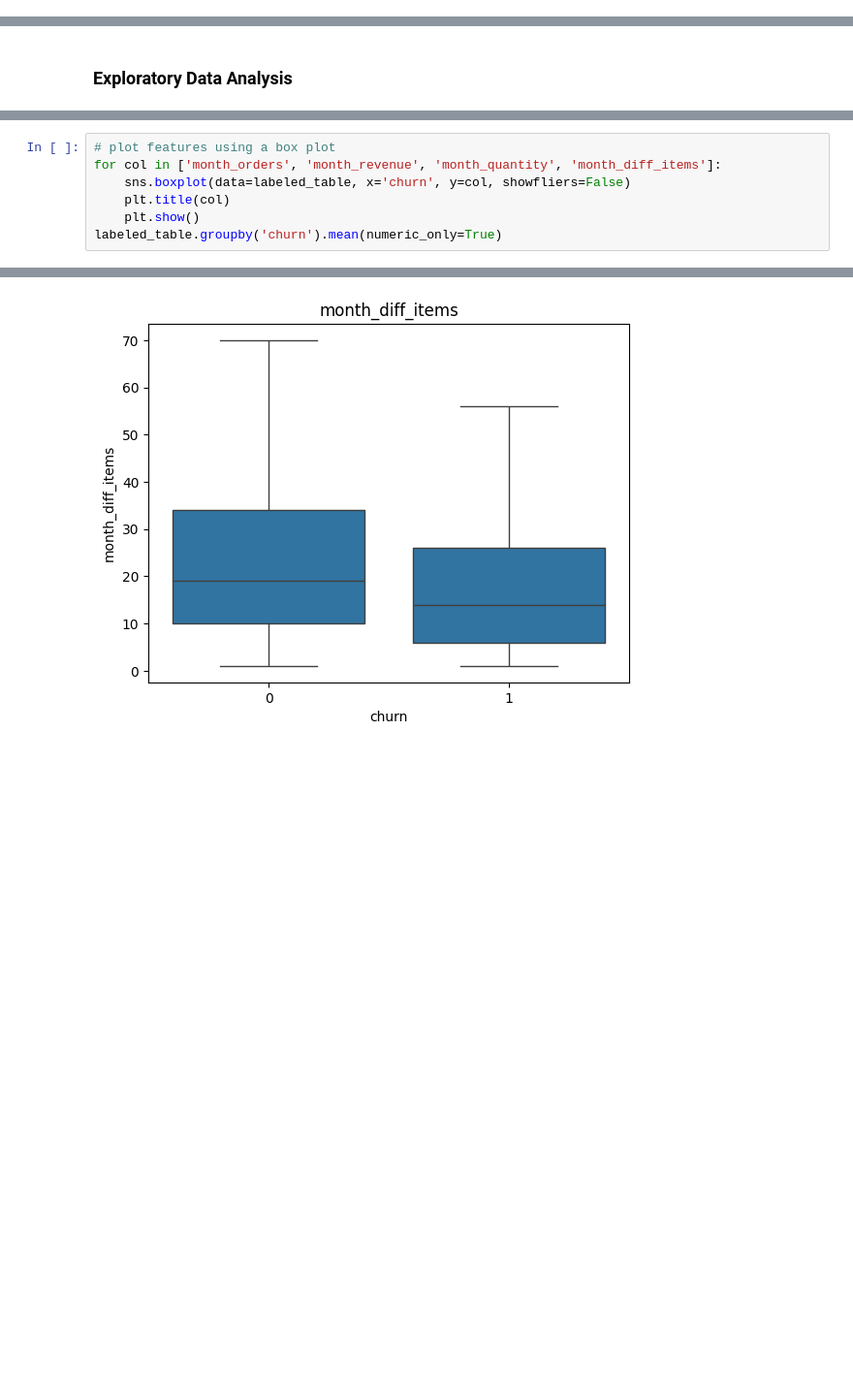
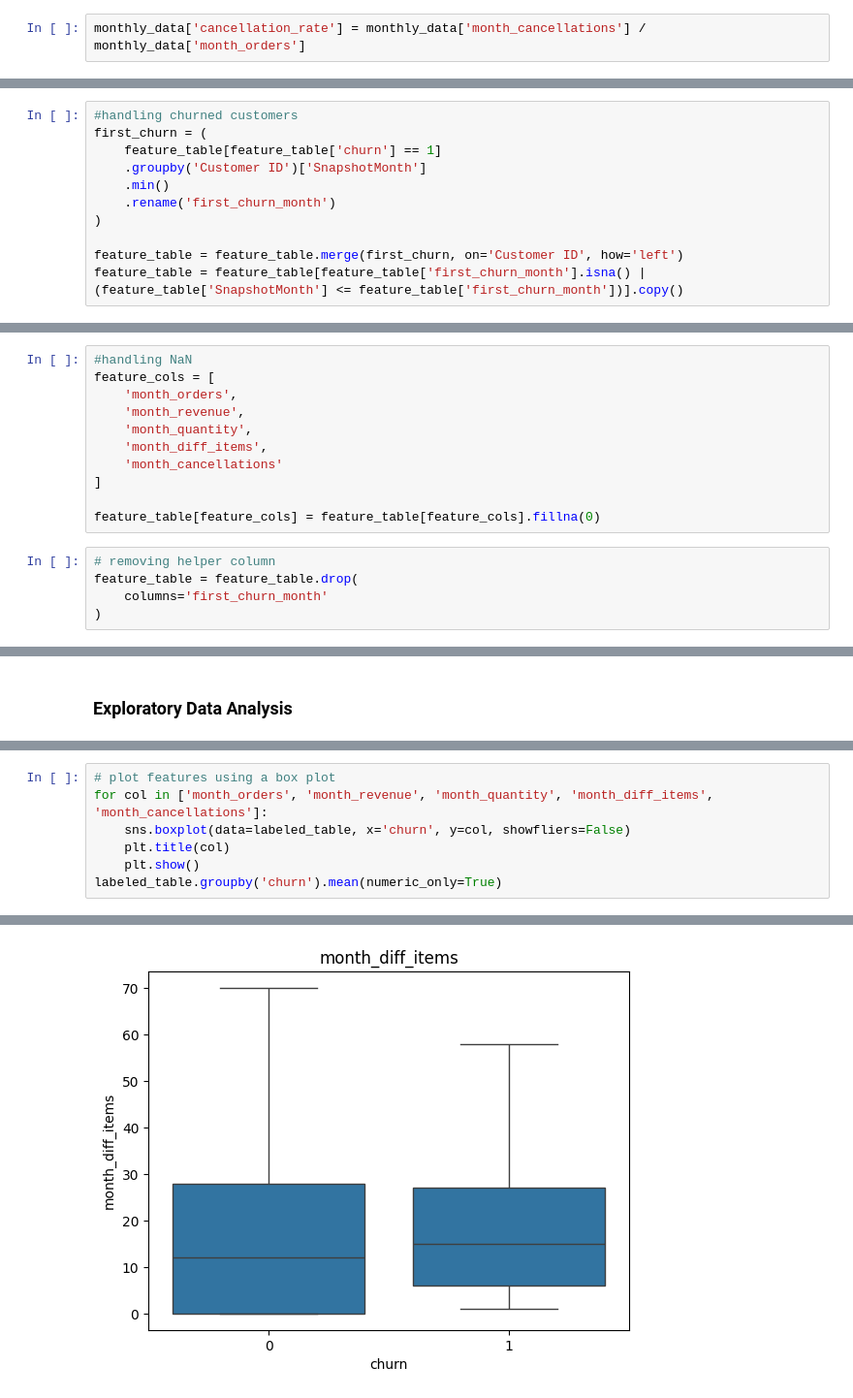
Before and after one commit to Break-Through-Tech/Amazon-1A-discovering-customer-lifecycle-states-and-behavioral-drift-for-early-churn-detection, a Jupyter notebook: notebooks/EDA.ipynb, the cells around one changed output, grey strips where cells are left out. Shown at 97% size. Cells and saved outputs as stored; diff of their text form; blank space fills up the shorter version.

```diff
--- a/notebooks/EDA.ipynb
+++ b/notebooks/EDA.ipynb
@@ -157,3 +173,5 @@ monthly_data = df.groupby(['Customer ID', 'SnapshotMonth']).agg(
+# %%
+monthly_data['cancellation_rate'] = monthly_data['month_cancellations'] / monthly_data['month_orders']
 # %%
 min_period = monthly_data['SnapshotMonth'].min()
 max_period = monthly_data['SnapshotMonth'].max()
@@ -178,3 +211,14 @@ feature_table = feature_table.merge(monthly_data, on=['Customer ID', 'SnapshotMo
+# %%
+#handling churned customers
+first_churn = (
+    feature_table[feature_table['churn'] == 1]
+    .groupby('Customer ID')['SnapshotMonth']
+    .min()
+    .rename('first_churn_month')
+)
+
+feature_table = feature_table.merge(first_churn, on='Customer ID', how='left')
+feature_table = feature_table[feature_table['first_churn_month'].isna() | (feature_table['SnapshotMonth'] <= feature_table['first_churn_month'])].copy()
 # %%
 feature_table.head(190)
 # %% [output]
@@ -210,0 +238,16 @@ feature_table['churn'] = churn
+# %%
+#handling NaN
+feature_cols = [
+    'month_orders',
+    'month_revenue',
+    'month_quantity',
+    'month_diff_items',
+    'month_cancellations'
+]
+
+feature_table[feature_cols] = feature_table[feature_cols].fillna(0)
+# %%
+# removing helper column
+feature_table = feature_table.drop(
+    columns='first_churn_month'
+)
@@ -248,6 +307,6 @@ Name: proportion, dtype: float64
 # %%
 # plot features using a box plot
-for col in ['month_orders', 'month_revenue', 'month_quantity', 'month_diff_items']:
+for col in ['month_orders', 'month_revenue', 'month_quantity', 'month_diff_items', 'month_cancellations']:
     sns.boxplot(data=labeled_table, x='churn', y=col, showfliers=False)
     plt.title(col)
     plt.show()
@@ -259 +318 @@ labeled_table.groupby('churn').mean(numeric_only=True)
-[figure, old version]
+[figure, new version]
```
Also changed, not shown: parts of 41 cells of this notebook.
